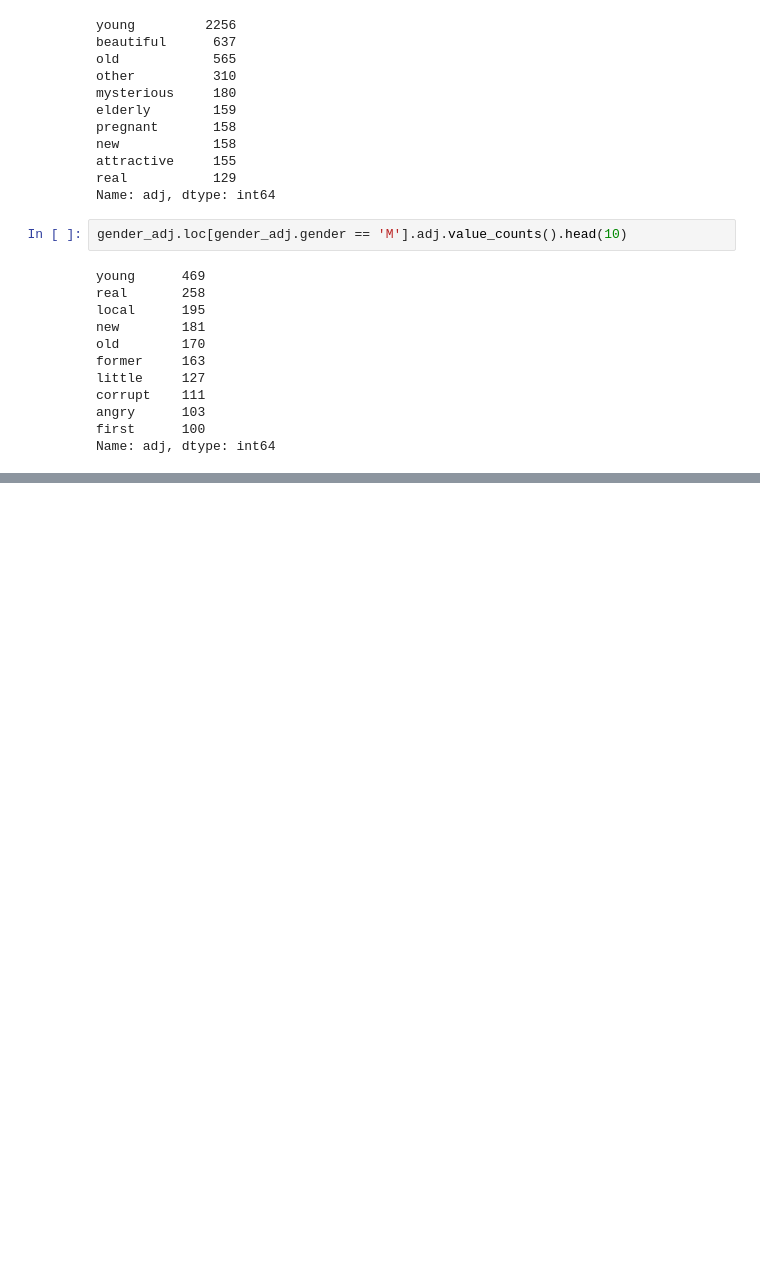
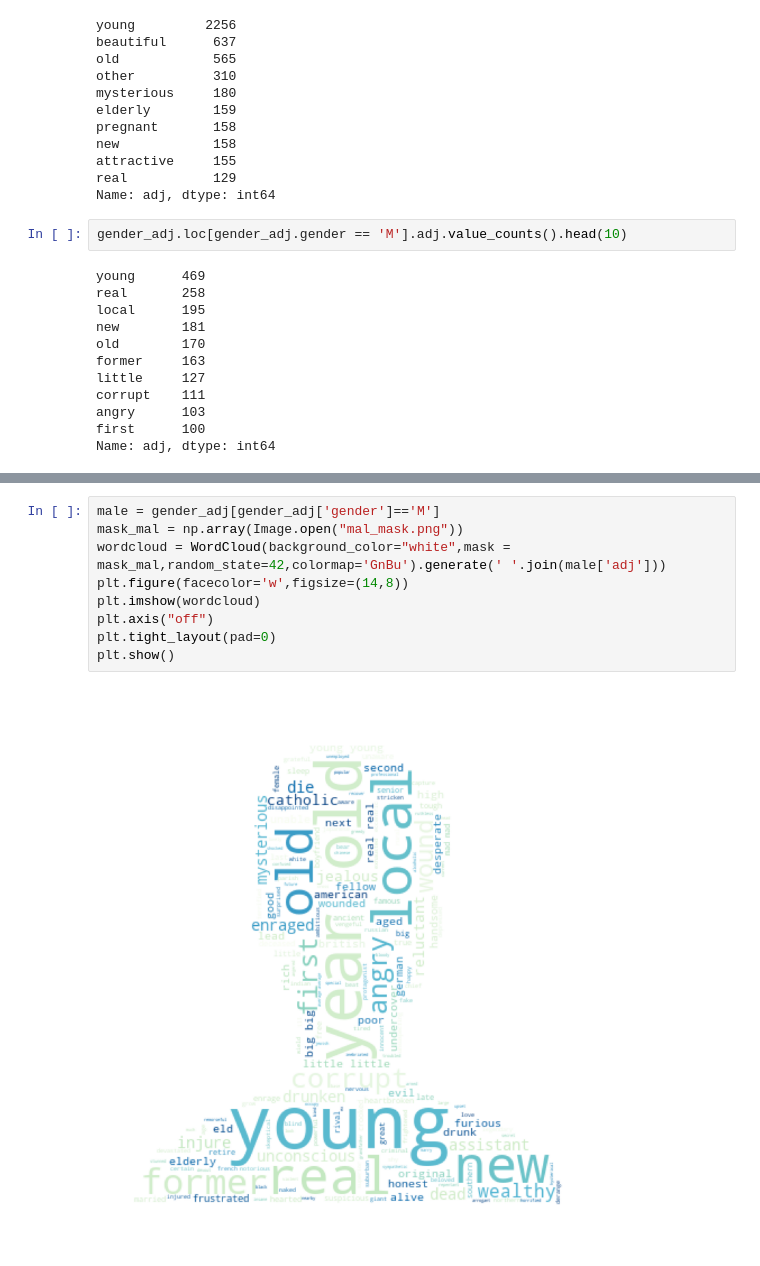
Before and after one commit to epfl-ada/ada-2022-project-yiyisoda, a Jupyter notebook: milestone_2.ipynb, the cells around one changed output, grey strips where cells are left out. Drawn from its saved outputs; the diff is of its cells as text; blank space fills up the shorter version.

```diff
--- a/milestone_2.ipynb
+++ b/milestone_2.ipynb
@@ -1110,0 +1166,11 @@ Name: adj, dtype: int64
+# %%
+male = gender_adj[gender_adj['gender']=='M']
+mask_mal = np.array(Image.open("mal_mask.png"))
+wordcloud = WordCloud(background_color="white",mask = mask_mal,random_state=42,colormap='GnBu').generate(' '.join(male['adj']))
+plt.figure(facecolor='w',figsize=(14,8))
+plt.imshow(wordcloud)
+plt.axis("off")
+plt.tight_layout(pad=0)
+plt.show()
+# %% [output]
+[figure, added]
```
Also changed, not shown: parts of 9 cells of this notebook.
